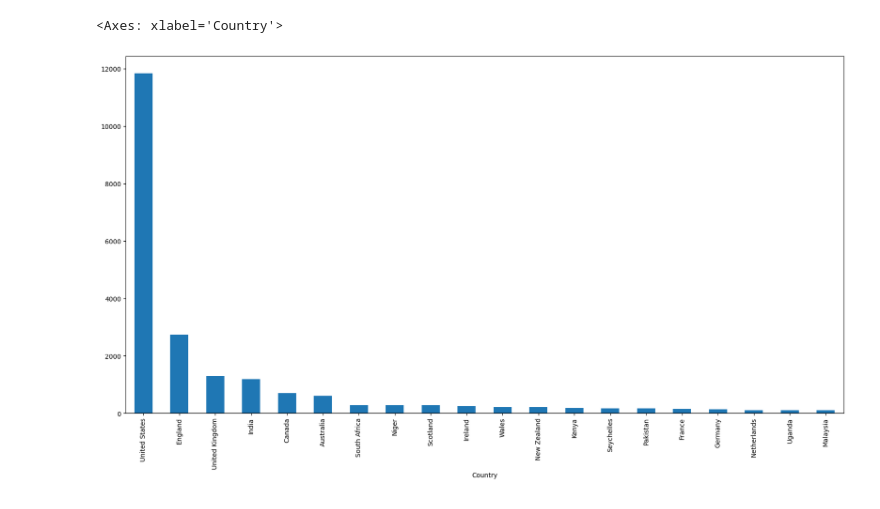
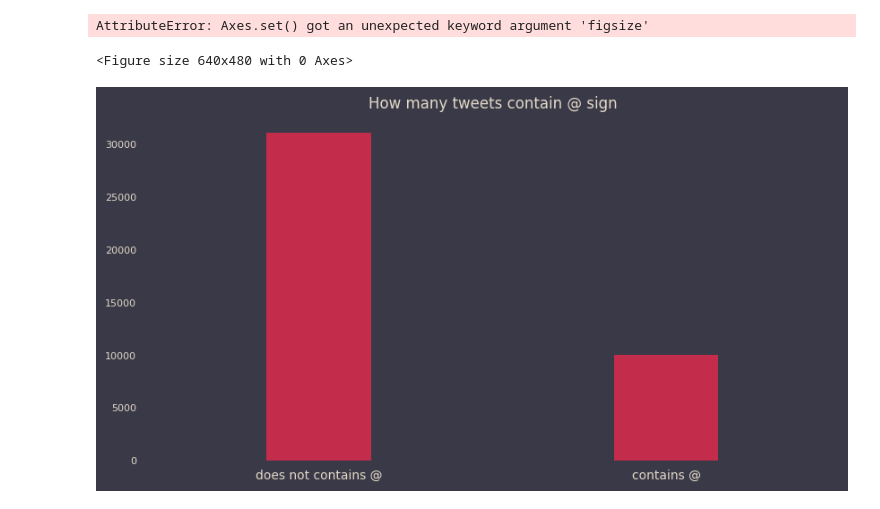
Before and after one commit to Igor961-bot/TweetSentimentML, a Jupyter notebook: nlp_notebook.ipynb, the cells around one changed output. Saved outputs shown, nothing was run; the diff lists cells and outputs as text; code cells hidden in the pictures.

```diff
--- a/nlp_notebook.ipynb
+++ b/nlp_notebook.ipynb
@@ -167,5 +173,35 @@ def map_to_country(x):
 # %%
+import matplotlib.pyplot as plt
+fig,ax = plt.subplot(figsize=(10,5))
 df["Country"].value_counts().sort_values(ascending=False)[:20].plot(kind='bar', figsize=(20, 10))
 # %% [output]
-<Axes: xlabel='Country'>
+AttributeError: Axes.set() got an unexpected keyword argument 'figsize'
-[figure, removed]
+<Figure size 640x480 with 0 Axes>
+# %%
+df["is_at_sign"] = df["OriginalTweet"].apply(lambda x: "@" in x)
+df["how_many_at_signs"] = df["OriginalTweet"].apply(lambda x: x.count("@"))
+# %%
+fig,ax = plt.subplots(figsize=(10,5))
+sns.countplot(x="is_at_sign", data=df,ax=ax,color='crimson',width=0.3)
+ax.set_ylabel('')
+ax.set_ylabel('')
+ax.set_xlabel('')
+
+ax.tick_params(axis='y', colors='#3a3947')
+ax.tick_params(axis='x', colors='#3a3947')
+
+ax.tick_params(axis='y', labelsize=8)
+
+ax.set_xticklabels(["does not contains @","contains @",], horizontalalignment='center',color='#e3dac9')
+ax.set_yticklabels(ax.get_yticklabels(),color='#e3dac9')
+
+ax.set_facecolor('#3a3947')
+ax.set_title("How many tweets contain @ sign",color='#e3dac9')
+ax.spines['left'].set_visible(False)
+ax.spines['right'].set_visible(False)
+ax.spines['top'].set_visible(False)
+ax.spines['bottom'].set_visible(False)
+ax.set_facecolor('#3a3947')
+fig.set_facecolor('#3a3947')
+# %% [output]
+[figure, added]
```
Also changed, not shown: parts of 12 cells of this notebook.
